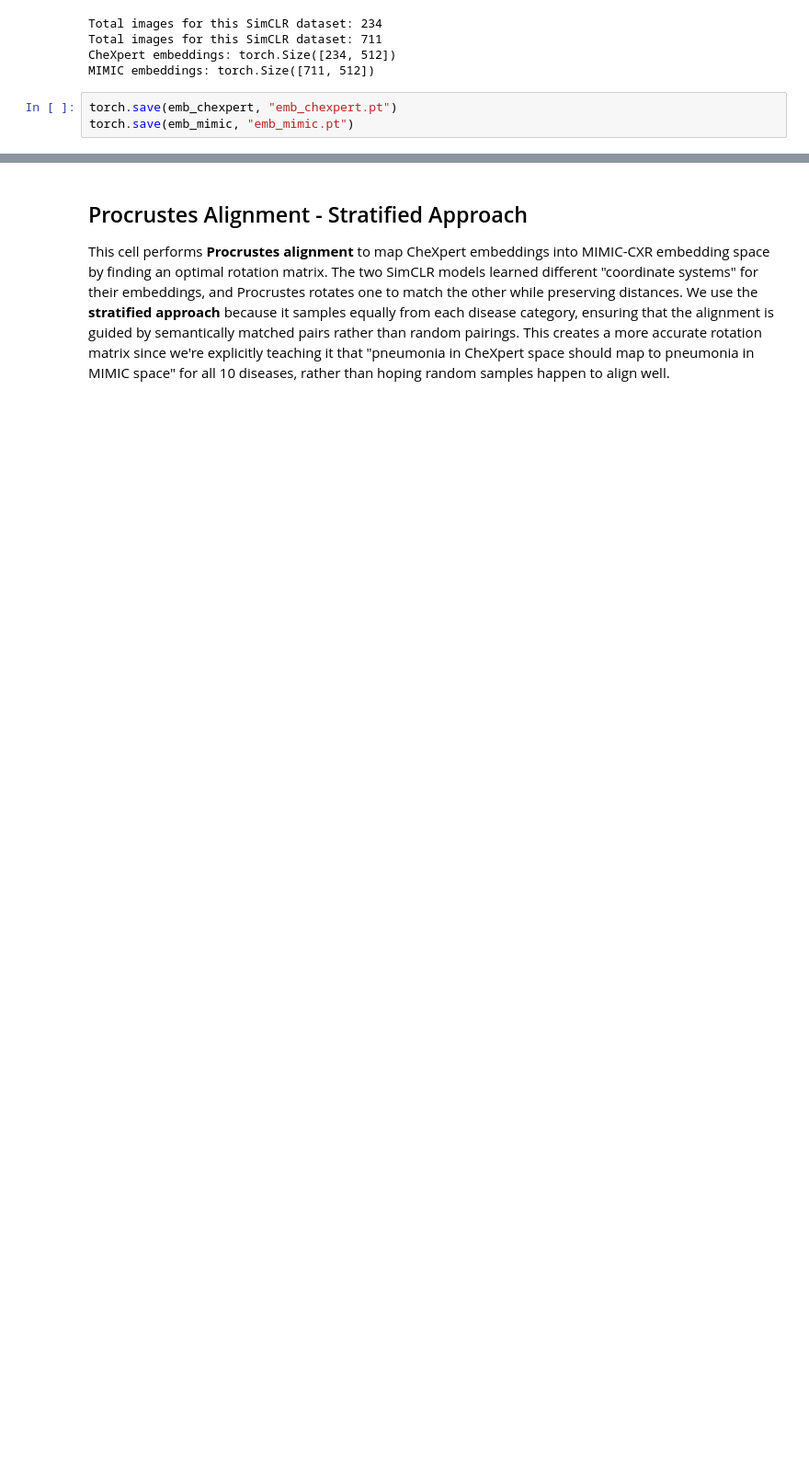
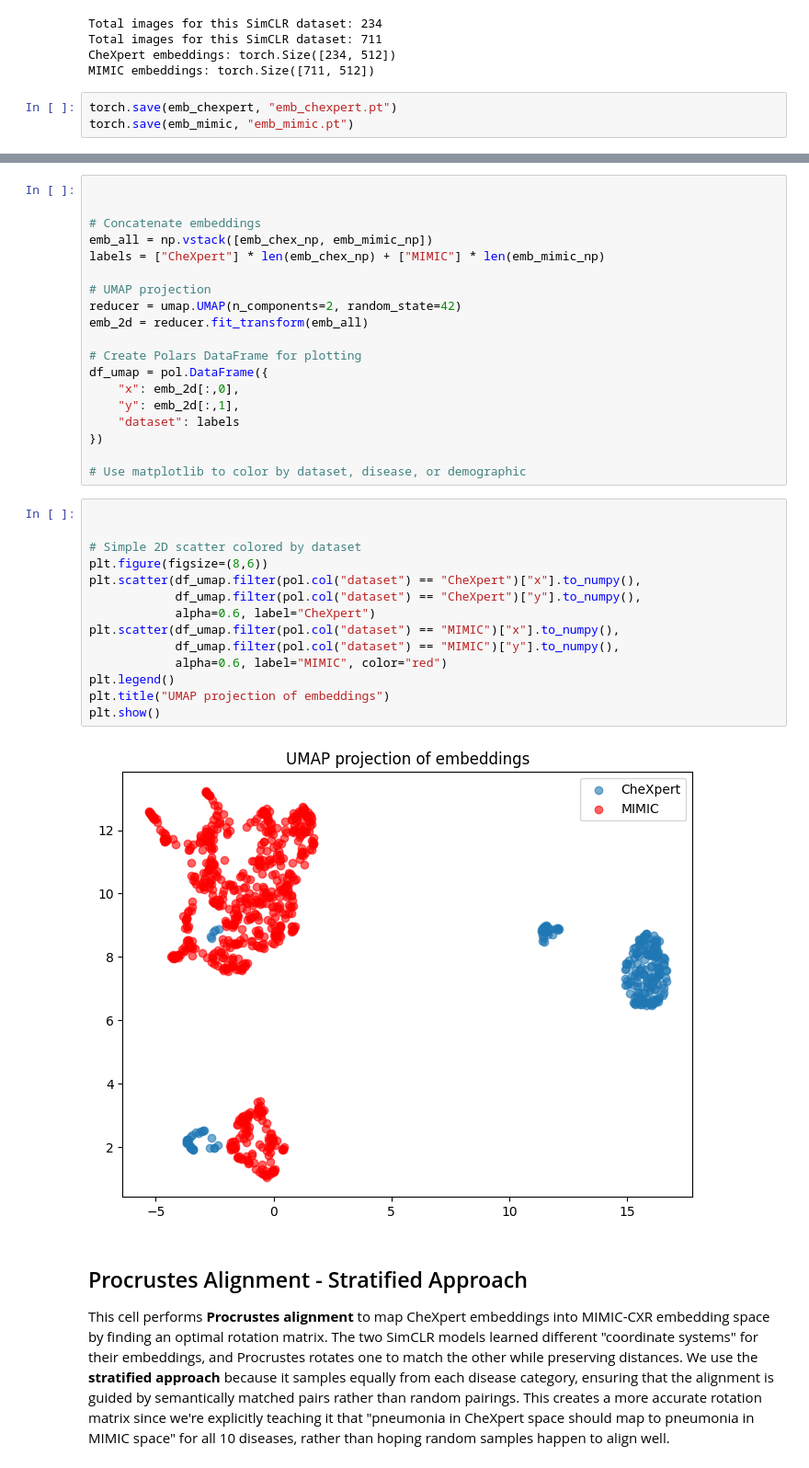
Before and after one commit to ccorbett0116/Fall2025ResearchProject, a Jupyter notebook: Research_Project.ipynb, the cells around one changed output, grey strips where cells are left out. Shown at 92% size. Cells and saved outputs as stored; diff of their text form; blank space fills up the shorter version.

```diff
--- a/Research_Project.ipynb
+++ b/Research_Project.ipynb
@@ -522,3 +634,38 @@ torch.save(emb_mimic, "emb_mimic.pt")
+# %%
+
+
+# Concatenate embeddings
+emb_all = np.vstack([emb_chex_np, emb_mimic_np])
+labels = ["CheXpert"] * len(emb_chex_np) + ["MIMIC"] * len(emb_mimic_np)
+
+# UMAP projection
+reducer = umap.UMAP(n_components=2, random_state=42)
+emb_2d = reducer.fit_transform(emb_all)
+
+# Create Polars DataFrame for plotting
+df_umap = pol.DataFrame({
+    "x": emb_2d[:,0],
+    "y": emb_2d[:,1],
+    "dataset": labels
+})
+
+# Use matplotlib to color by dataset, disease, or demographic
+# %%
+
+
+# Simple 2D scatter colored by dataset
+plt.figure(figsize=(8,6))
+plt.scatter(df_umap.filter(pol.col("dataset") == "CheXpert")["x"].to_numpy(),
+            df_umap.filter(pol.col("dataset") == "CheXpert")["y"].to_numpy(),
+            alpha=0.6, label="CheXpert")
+plt.scatter(df_umap.filter(pol.col("dataset") == "MIMIC")["x"].to_numpy(),
+            df_umap.filter(pol.col("dataset") == "MIMIC")["y"].to_numpy(),
+            alpha=0.6, label="MIMIC", color="red")
+plt.legend()
+plt.title("UMAP projection of embeddings")
+plt.show()
+# %% [output]
+[figure, added]
 # %% [markdown]
 
 ## Procrustes Alignment - Stratified Approach
```
Also changed, not shown: parts of 6 cells of this notebook.
